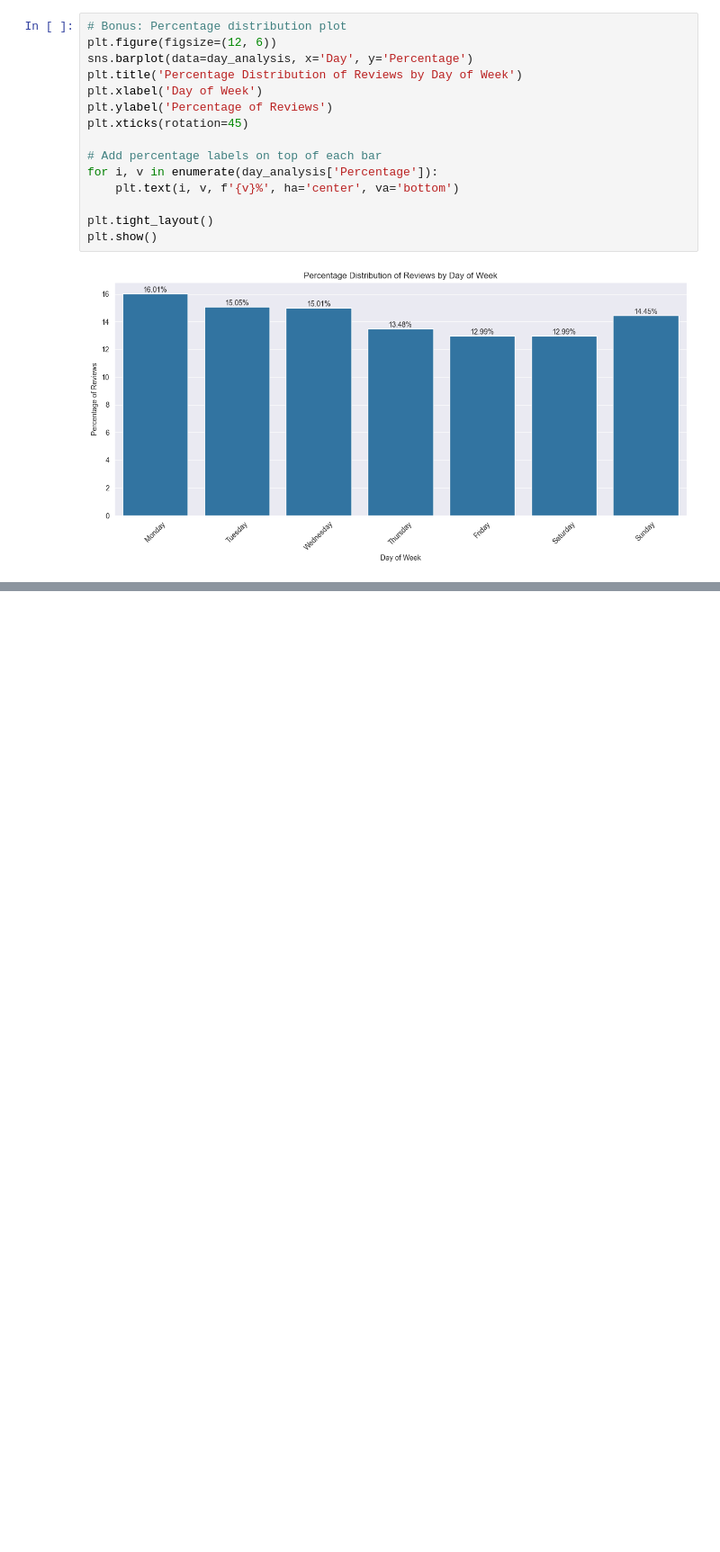
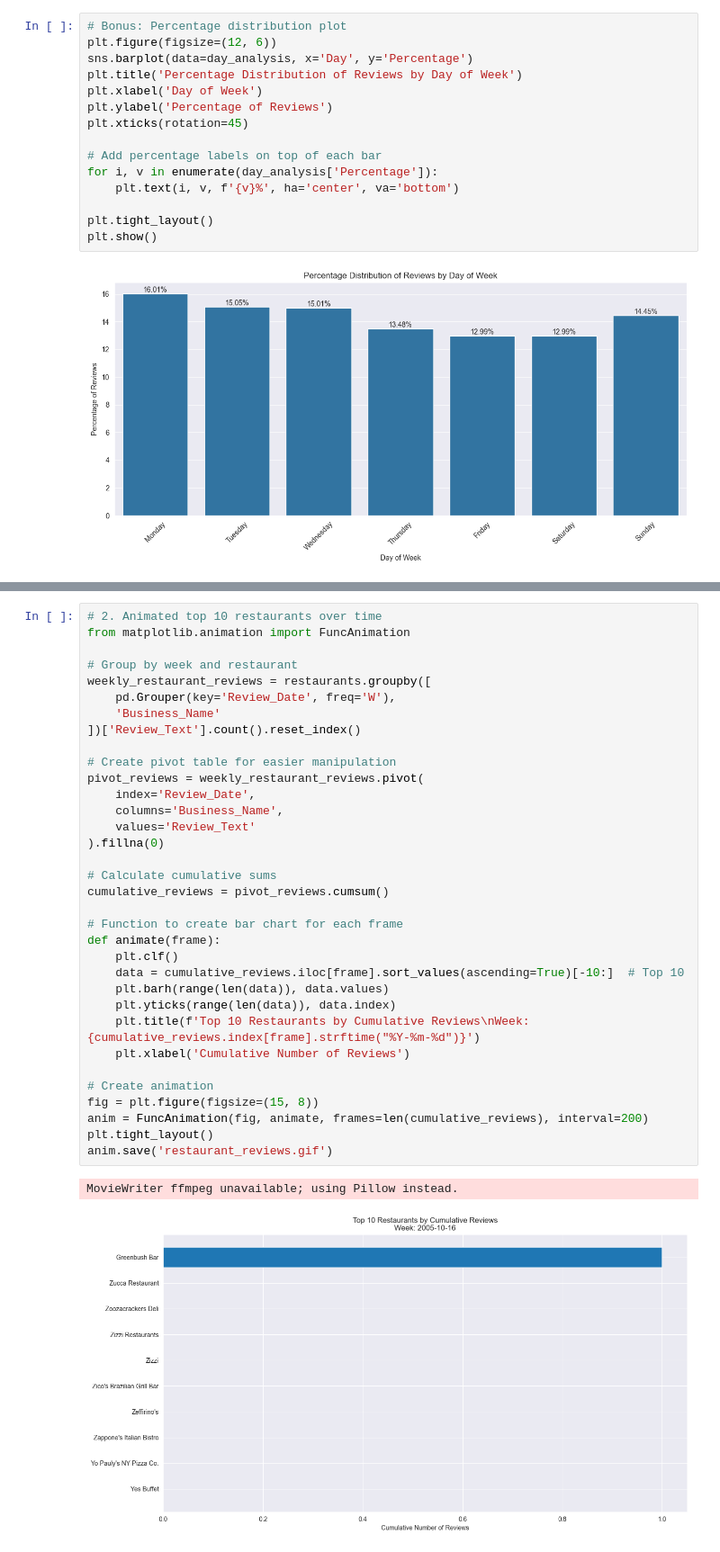
Before and after one commit to Capta1n-n9m0/ei-task, a Jupyter notebook: task.ipynb, the cells around one changed output, grey strips where cells are left out. Shown at 90% size. Saved outputs shown, nothing was run; the diff lists cells and outputs as text; blank space fills up the shorter version.

```diff
--- a/task.ipynb
+++ b/task.ipynb
@@ -352,0 +401,37 @@ plt.show()
+# %%
+# 2. Animated top 10 restaurants over time
+from matplotlib.animation import FuncAnimation
+
+# Group by week and restaurant
+weekly_restaurant_reviews = restaurants.groupby([
+    pd.Grouper(key='Review_Date', freq='W'),
+    'Business_Name'
+])['Review_Text'].count().reset_index()
+
+# Create pivot table for easier manipulation
+pivot_reviews = weekly_restaurant_reviews.pivot(
+    index='Review_Date',
+    columns='Business_Name',
+    values='Review_Text'
+).fillna(0)
+
+# Calculate cumulative sums
+cumulative_reviews = pivot_reviews.cumsum()
+
+# Function to create bar chart for each frame
+def animate(frame):
+    plt.clf()
+    data = cumulative_reviews.iloc[frame].sort_values(ascending=True)[-10:]  # Top 10
+    plt.barh(range(len(data)), data.values)
+    plt.yticks(range(len(data)), data.index)
+    plt.title(f'Top 10 Restaurants by Cumulative Reviews\nWeek: {cumulative_reviews.index[frame].strftime("%Y-%m-%d")}')
+    plt.xlabel('Cumulative Number of Reviews')
+
+# Create animation
+fig = plt.figure(figsize=(15, 8))
+anim = FuncAnimation(fig, animate, frames=len(cumulative_reviews), interval=200)
+plt.tight_layout()
+anim.save('restaurant_reviews.gif')
+# %% [output]
+MovieWriter ffmpeg unavailable; using Pillow instead.
+[figure, added]
```
Also changed, not shown: parts of 5 cells of this notebook, 3 other files.
